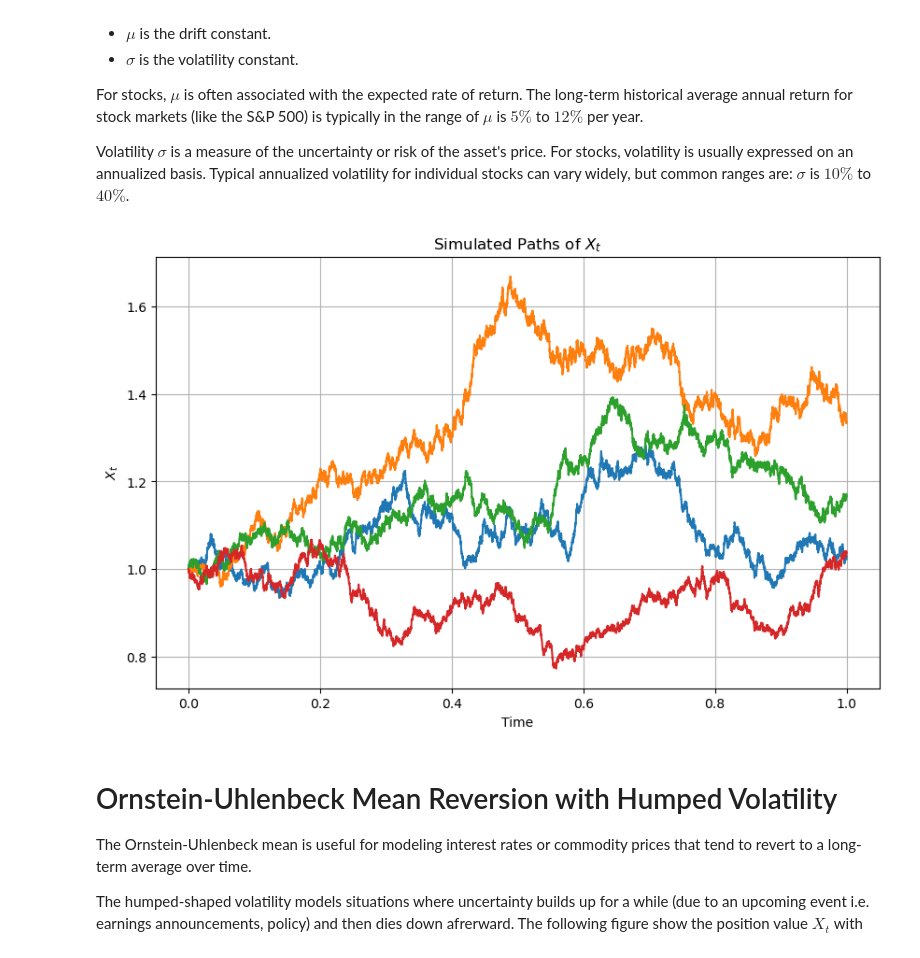
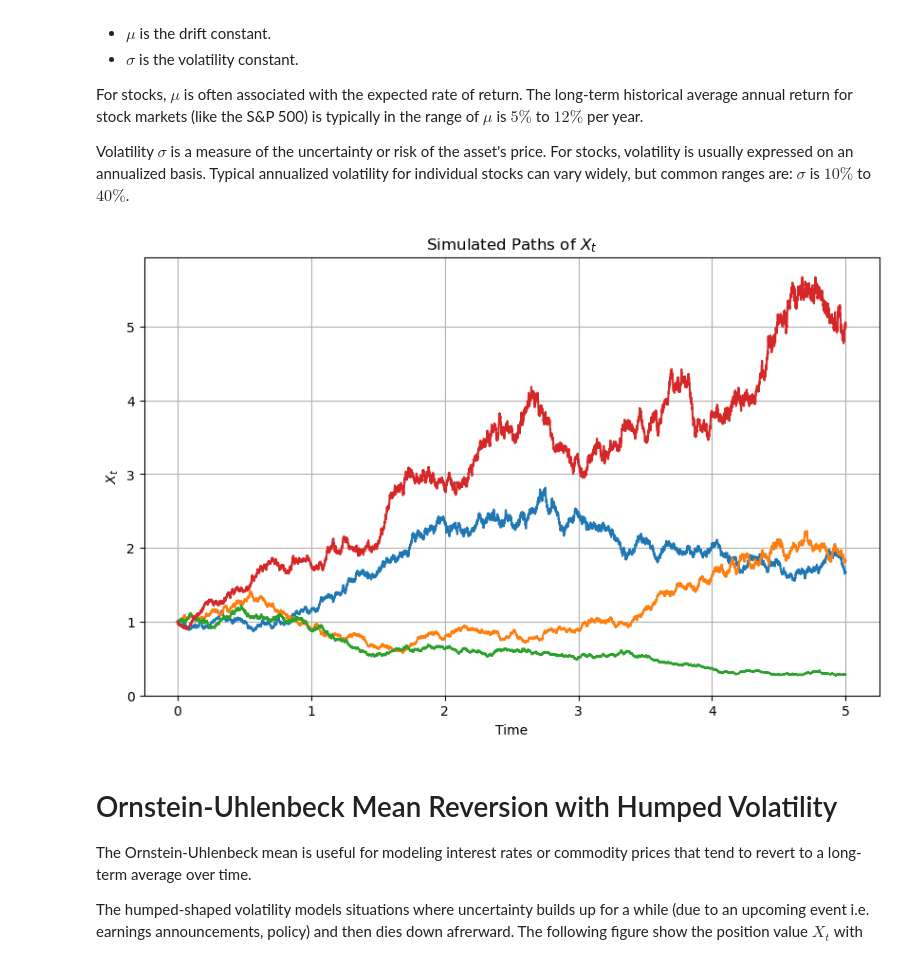
Before and after one commit to AlbertH0ng/learn-g-expectation, a Jupyter notebook: positionValueDemo.ipynb, the cells around one changed output. Drawn from its saved outputs; the diff is of its cells as text; code cells hidden in the pictures.

```diff
--- a/positionValueDemo.ipynb
+++ b/positionValueDemo.ipynb
@@ -40,7 +40,7 @@ import matplotlib.pyplot as plt
 
 # Parameters
 X0 = 1  # Initial value
-T = 1  # Terminal time
+T = 5  # Terminal time
 N = 10000  # Number of time steps
 M = 4  # Number of paths
 
@@ -50,34 +50,34 @@ def mu(t, x):
 
 def sigma(t, x):
     return 0.25 * x  # Change this function as needed
 
 # Simulate the stochastic process using the Euler-Maruyama method
 def simulate_X_t(mu, sigma, X0, T, N, M):
     dt = T / N
     t = np.linspace(0, T, N+1)
     X = np.zeros((M, N+1))
     X[:, 0] = X0
 
     for i in range(N):
         dB = np.sqrt(dt) * np.random.randn(M)
         X[:, i+1] = X[:, i] + mu(t[i], X[:, i]) * dt + sigma(t[i], X[:, i]) * dB
 
     return t, X
 
 # Simulate the process
 t, X = simulate_X_t(mu, sigma, X0, T, N, M)
 
 # Plot the simulated paths
 plt.figure(figsize=(10, 6))
 for i in range(M):
     plt.plot(t, X[i, :], lw=1.5)
 plt.xlabel('Time')
 plt.ylabel('$X_t$')
 plt.title('Simulated Paths of $X_t$')
 plt.grid(True)
 plt.show()
 # %% [output]
-[figure, old version]
+[figure, new version]
 # %% [markdown]
 # Ornstein-Uhlenbeck Mean Reversion with Humped Volatility
 
```
Also changed, not shown: parts of 1 cell of this notebook, 3 other files.
